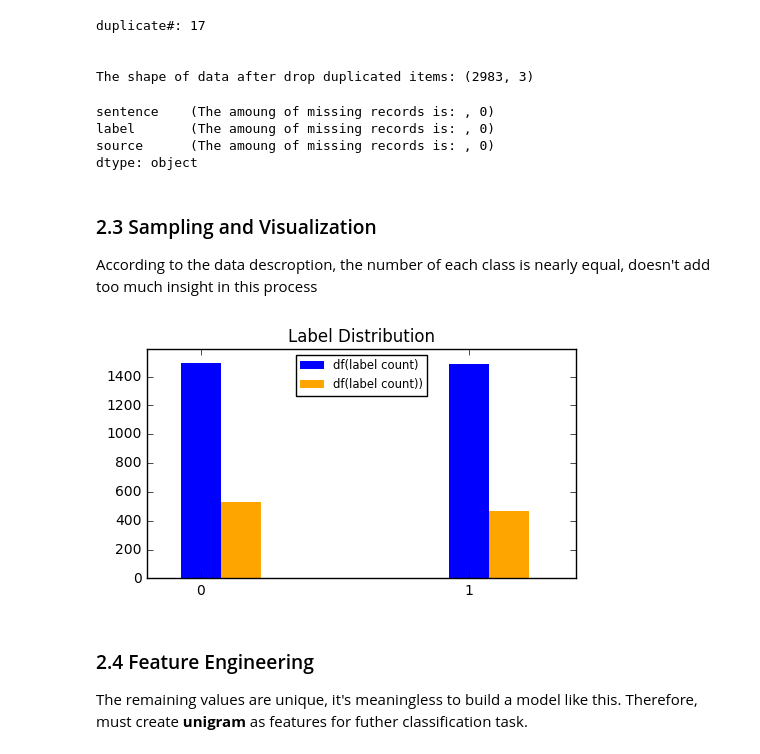
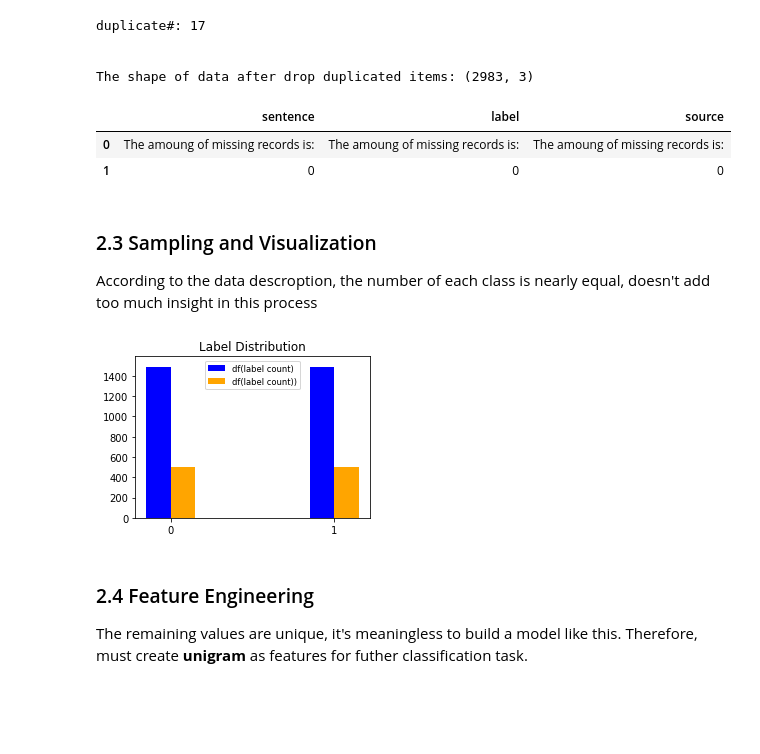
Before and after one commit to abcd23698741/DM2022-Lab1-Master, a Jupyter notebook: DM2022-Lab1-Homework.ipynb, the cells around one changed output. Cells and saved outputs as stored; diff of their text form; code cells hidden in the pictures; blank space fills up the shorter version.

```diff
--- a/DM2022-Lab1-Homework.ipynb
+++ b/DM2022-Lab1-Homework.ipynb
@@ -82,7 +90,7 @@ for file in file_list:
         raw = f.readlines()
         for i in raw:
             line = i.replace('\n','').split('\t')
-            data.append([line[0].strip(),line[1],file])
+            data.append([line[0].strip(),int(line[1]),file])
 df=pd.DataFrame(data, columns=['sentence','label','source'])
 df.head()
 # %% [output]
@@ -123,10 +131,9 @@ The shape of data after drop duplicated items: (2983, 3)
 #Examime if missing value and drop
 df.isnull().apply(lambda x: dmh.check_missing_values(x))
 # %% [output]
-sentence    (The amoung of missing records is: , 0)
-label       (The amoung of missing records is: , 0)
-source      (The amoung of missing records is: , 0)
-dtype: object
+|  | sentence | label | source |
+| 0 | The amoung of missing records is: | The amoung of missing records is: | The amoung of missing records is: |
+| 1 | 0 | 0 | 0 |
 # %% [markdown]
 ### 2.3 Sampling and Visualization
 According to the data descroption, the number of each class is nearly equal, doesn't add too much insight in this process
@@ -136,31 +143,31 @@ df_sample = df.sample(n=1000) #random state
 # %%
 import matplotlib.pyplot as plt
 import seaborn as sns
 %matplotlib inline
 
 category = df.label.unique()
 r = np.arange(len(category))
 w = 0.15
 upper_bound = max(df.label.value_counts())+100
 
 x1 = df.label.value_counts()
 x2 = df_sample.label.value_counts()
 
-fig, ax = plt.subplots(figsize = (,3))
+fig, ax = plt.subplots(figsize = (4,3))
 rects1 = ax.bar(r-w/2, x1, width=w, color='b',label='df(label count)',linewidth=0)
 rects2 = ax.bar(r+w/2, x2, width=w, color='orange', label='df(label count))',linewidth=0)
 
 
 ax.set_title('Label Distribution')
 plt.xticks(r,x1.index)
 plt.ylim((0,upper_bound))
 ax.legend(loc='upper center',fontsize='small')
 
 
 
 fig.tight_layout()
 # %% [output]
-[figure, old version]
+[figure, new version]
 # %% [markdown]
 ### 2.4 Feature Engineering
 The remaining values are unique, it's meaningless to build a model like this. Therefore, must create **unigram** as features for futher classification task.
```
Also changed, not shown: parts of 42 cells of this notebook.
